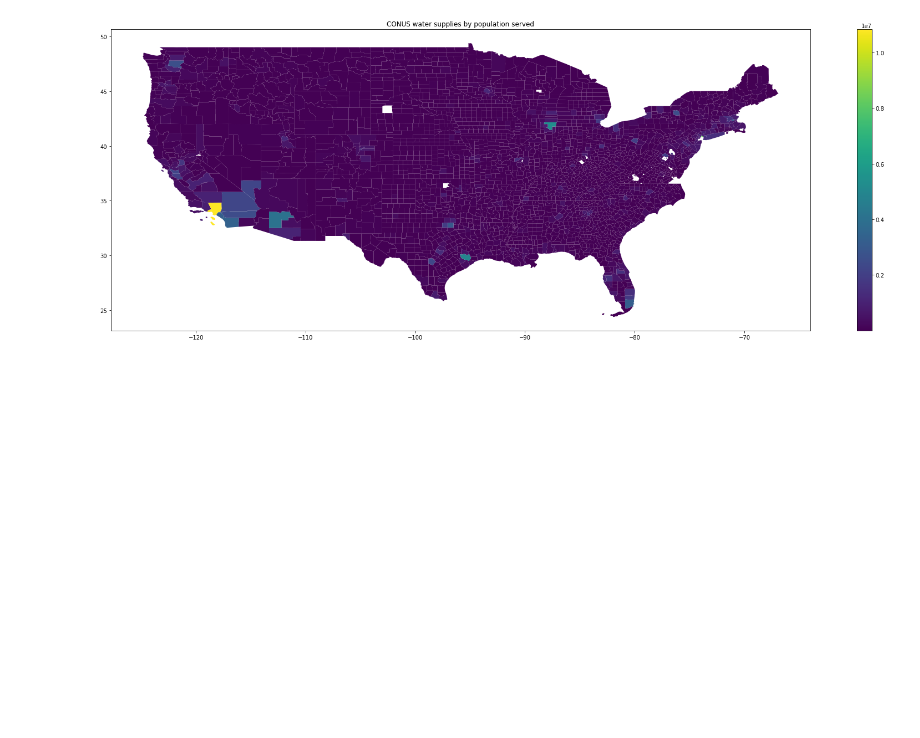
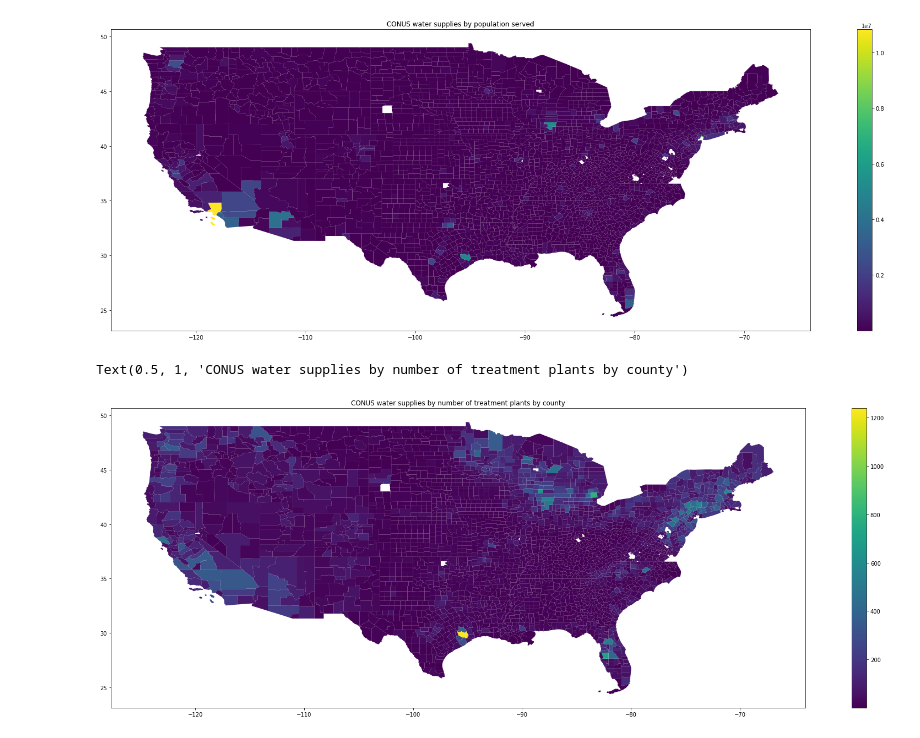
Before and after one commit to noahgarfinkle/otaku, a Jupyter notebook: Water Systems.ipynb, the cells around one changed output. Saved outputs shown, nothing was run; the diff lists cells and outputs as text; code cells hidden in the pictures; blank space fills up the shorter version.

Commit message:
plotting number of water supplies by county

```diff
--- a/Water Systems.ipynb
+++ b/Water Systems.ipynb
@@ -264,3 +264,10 @@ ax.set_title("CONUS water supplies by population served")
 # %% [output]
 Text(0.5, 1, 'CONUS water supplies by population served')
 [figure]
+# %%
+fig,ax = plt.subplots(figsize=(30,10))
+gdf_USCountyWaterSupplies.cx[-125:-50, 20:60].plot("PWS ID",ax=ax,legend="True")
+ax.set_title("CONUS water supplies by number of treatment plants by county")
+# %% [output]
+Text(0.5, 1, 'CONUS water supplies by number of treatment plants by county')
+[figure, added]
```
